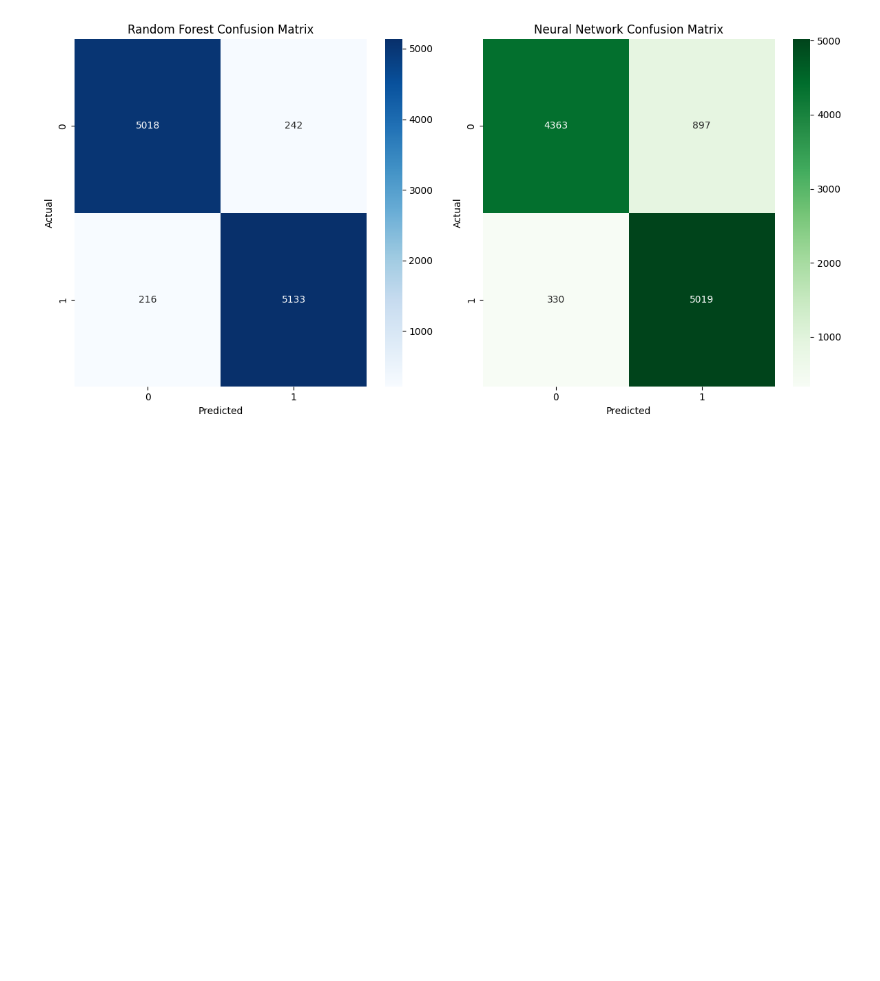
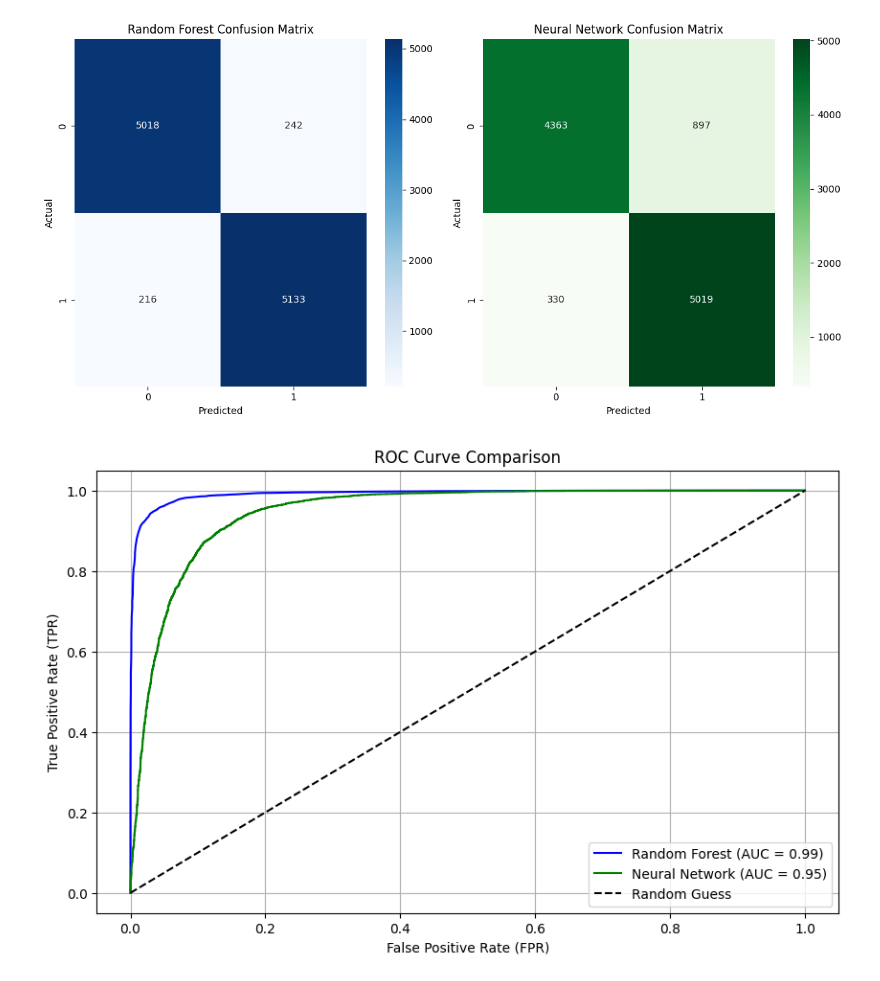
Before and after one commit to Muh-Ayyub/ML-Coursework, a Jupyter notebook: Machine_Learning_Coursework.ipynb, the cells around one changed output. Cells and saved outputs as stored; diff of their text form; code cells hidden in the pictures; blank space fills up the shorter version.

Commit message:
New final commit: Forgot to perform ROC to compare the binary classifier models' effectiveness so added it now

```diff
--- a/Machine_Learning_Coursework.ipynb
+++ b/Machine_Learning_Coursework.ipynb
@@ -416,3 +416,31 @@ weighted avg       0.89      0.88      0.88     10609
 
 Neural Network Accuracy: 0.8843434819492884
 [figure]
+# %%
+# Random Forest: Calculate probabilities and ROC
+rf_y_proba = rf_model.predict_proba(rf_X_test)[:, 1]  # Get probabilities for the positive class
+rf_fpr, rf_tpr, rf_thresholds = roc_curve(rf_y_test, rf_y_proba)
+rf_auc = roc_auc_score(rf_y_test, rf_y_proba)
+
+# Convert y_test to numeric format for Neural Network ROC plotting to work
+nn_y_test_numeric = nn_y_test.replace({'no': 0, 'yes': 1})
+
+# Calculate ROC for Neural Network
+nn_y_proba = nn_model.predict_proba(nn_X_test)[:, 1]
+nn_fpr, nn_tpr, nn_thresholds = roc_curve(nn_y_test_numeric, nn_y_proba)
+nn_auc = roc_auc_score(nn_y_test_numeric, nn_y_proba)
+
+# Plot the ROC curves (same as before)
+plt.figure(figsize=(10, 6))
+plt.plot(rf_fpr, rf_tpr, label=f'Random Forest (AUC = {rf_auc:.2f})', color='blue')
+plt.plot(nn_fpr, nn_tpr, label=f'Neural Network (AUC = {nn_auc:.2f})', color='green')
+plt.plot([0, 1], [0, 1], 'k--', label='Random Guess')
+
+plt.title('ROC Curve Comparison')
+plt.xlabel('False Positive Rate (FPR)')
+plt.ylabel('True Positive Rate (TPR)')
+plt.legend(loc='lower right')
+plt.grid()
+plt.show()
+# %% [output]
+[figure, added]
```
Also changed, not shown: parts of 2 cells of this notebook.
